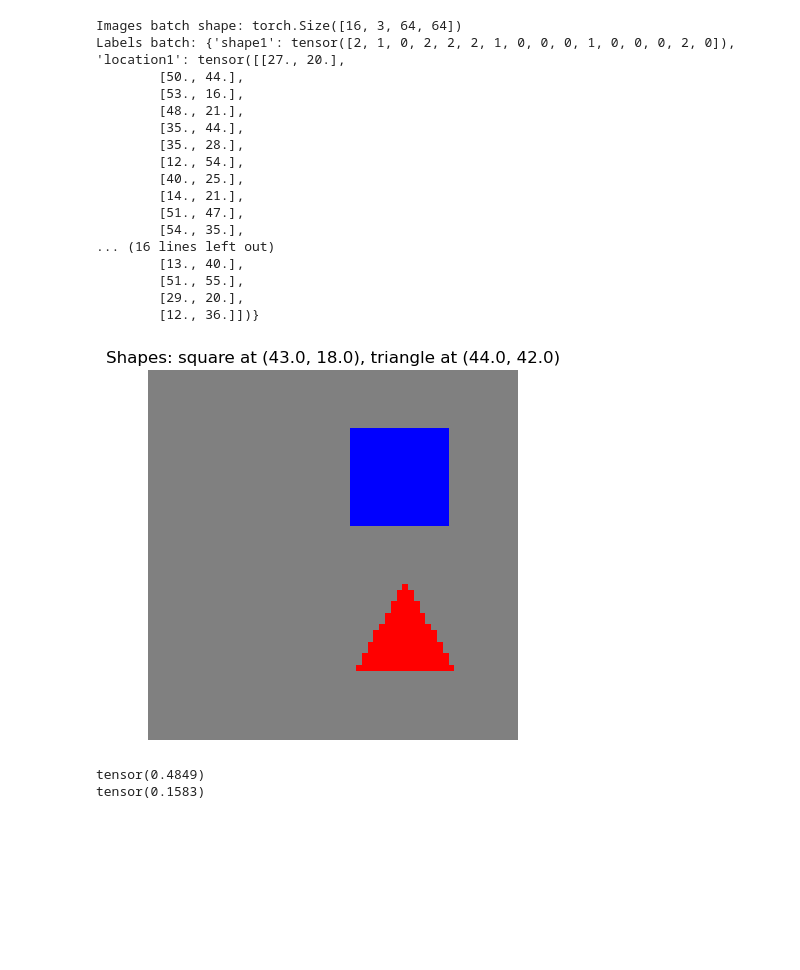
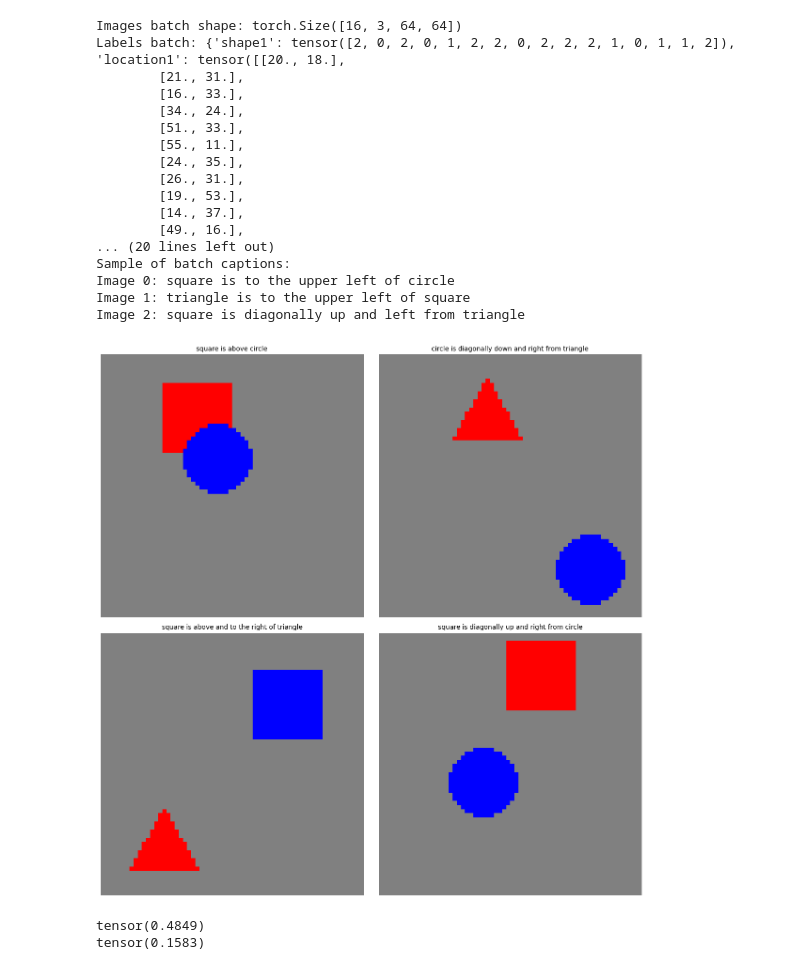
Before and after one commit to Animadversio/DiffusionObjectRelation, a Jupyter notebook: notebooks/Dataset_creation.ipynb, the cells around one changed output. Saved outputs shown, nothing was run; the diff lists cells and outputs as text; code cells hidden in the pictures; blank space fills up the shorter version.

Commit message:
add caption to dataset

```diff
--- a/notebooks/Dataset_creation.ipynb
+++ b/notebooks/Dataset_creation.ipynb
@@ -122,51 +197,60 @@ class ShapesDataset(Dataset):
 # %%
 
 # Example usage:
 if __name__ == '__main__':
     # Define any transforms (optional)
     transform = transforms.Compose([
         transforms.ToTensor(),
         # Add more transforms if needed
     ])
     # Create the dataset
     dataset = ShapesDataset(num_images=1000, transform=transform)
     # Create a DataLoader
     dataloader = DataLoader(dataset, batch_size=16, shuffle=True)
     # Iterate over the DataLoader
     for images, labels in dataloader:
         print(f"Images batch shape: {images.size()}")
         print(f"Labels batch: {labels}")
-        break  # Just process one batch for demonstration
+        print("Sample of batch captions:")
+        # Print first 3 captions from batch
+        for i in range(min(3, len(images))):
+            print(f"Image {i}: {labels['caption'][i]}")
+        break
 
-    # Display one image and its labels (optional)
-    import matplotlib.pyplot as plt
-    img, lbl = dataset[0]
-    img_np = img.permute(1, 2, 0).numpy()
-    plt.imshow(img_np)
-    shape_names = {0: 'triangle', 1: 'circle', 2: 'square'}
-    plt.title(f"Shapes: {shape_names[lbl['shape1']]} at {tuple(lbl['location1'].numpy())}, "
-              f"{shape_names[lbl['shape2']]} at {tuple(lbl['location2'].numpy())}")
-    plt.axis('off')
+    # Display multiple images with captions
+    fig, axes = plt.subplots(2, 2, figsize=(12, 12))
+    axes = axes.ravel()
+
+    for i in range(4):
+        img, lbl = dataset[i]
+        img_np = img.permute(1, 2, 0).numpy()
+
+        # Plot image
+        axes[i].imshow(img_np)
+        axes[i].set_title(f"{lbl['caption']}", fontsize=10, wrap=True)
+        axes[i].axis('off')
+
+    plt.tight_layout()
     plt.show()
 # %% [output]
 Images batch shape: torch.Size([16, 3, 64, 64])
-Labels batch: {'shape1': tensor([2, 1, 0, 2, 2, 2, 1, 0, 0, 0, 1, 0, 0, 0, 2, 0]), 'location1': tensor([[27., 20.],
-        [50., 44.],
-        [53., 16.],
-        [48., 21.],
-        [35., 44.],
-        [35., 28.],
-        [12., 54.],
-        [40., 25.],
-        [14., 21.],
-        [51., 47.],
-        [54., 35.],
-... (16 lines left out)
-        [13., 40.],
-        [51., 55.],
-        [29., 20.],
-        [12., 36.]])}
+Labels batch: {'shape1': tensor([2, 0, 2, 0, 1, 2, 2, 0, 2, 2, 2, 1, 0, 1, 1, 2]), 'location1': tensor([[20., 18.],
+        [21., 31.],
+        [16., 33.],
+        [34., 24.],
+        [51., 33.],
+        [55., 11.],
+        [24., 35.],
+        [26., 31.],
+        [19., 53.],
+        [14., 37.],
+        [49., 16.],
+... (20 lines left out)
+Sample of batch captions:
+Image 0: square is to the upper left of circle
+Image 1: triangle is to the upper left of square
+Image 2: square is diagonally up and left from triangle
-[figure, old version]
+[figure, new version]
 # %%
 transform = transforms.Compose([
     transforms.ToTensor(),
```
Also changed, not shown: parts of 2 cells of this notebook, 2 other files.
